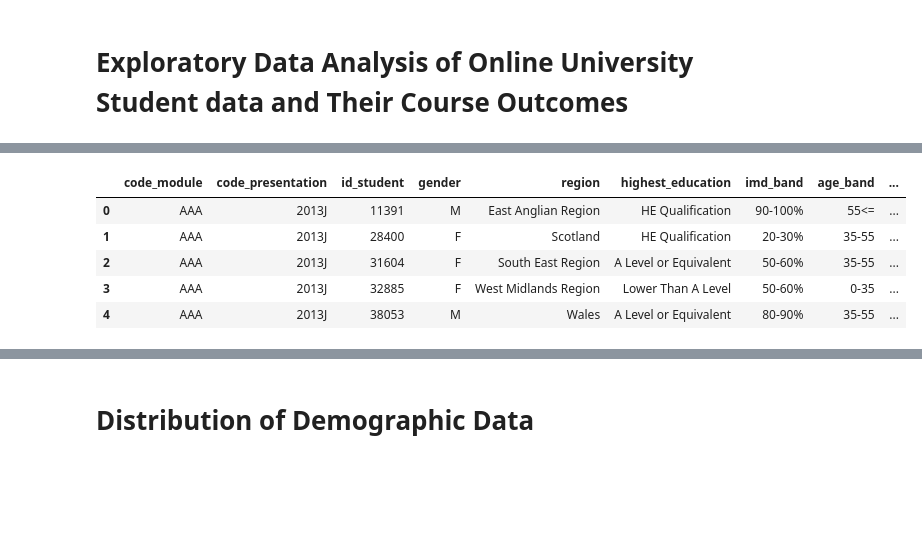
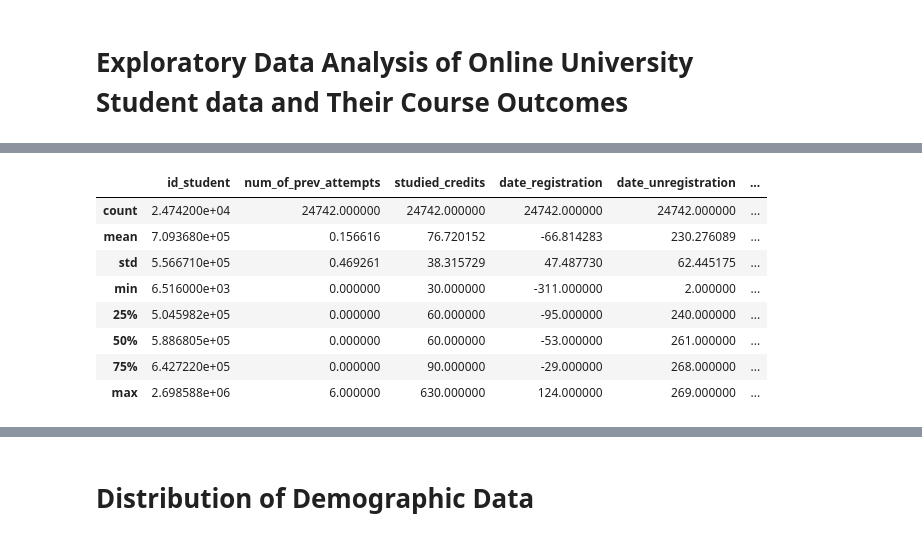
Before and after one commit to Caellwyn/ou_student_predictions, a Jupyter notebook: notebooks/OU_eda.ipynb, the cells around one changed output, grey strips where cells are left out. Saved outputs shown, nothing was run; the diff lists cells and outputs as text; code cells hidden in the pictures; blank space fills up the shorter version.

```diff
--- a/notebooks/OU_eda.ipynb
+++ b/notebooks/OU_eda.ipynb
@@ -70,9 +40,12 @@ regs = load_OU_data(prediction_window = None)
 # %%
-regs.head()
+regs.describe()
 # %% [output]
-|  | code_module | code_presentation | id_student | gender | region | highest_education | imd_band | age_band | ... |
-| 0 | AAA | 2013J | 11391 | M | East Anglian Region | HE Qualification | 90-100% | 55<= | ... |
-| 1 | AAA | 2013J | 28400 | F | Scotland | HE Qualification | 20-30% | 35-55 | ... |
-| 2 | AAA | 2013J | 31604 | F | South East Region | A Level or Equivalent | 50-60% | 35-55 | ... |
-| 3 | AAA | 2013J | 32885 | F | West Midlands Region | Lower Than A Level | 50-60% | 0-35 | ... |
-| 4 | AAA | 2013J | 38053 | M | Wales | A Level or Equivalent | 80-90% | 35-55 | ... |
+|  | id_student | num_of_prev_attempts | studied_credits | date_registration | date_unregistration | ... |
+| count | 2.474200e+04 | 24742.000000 | 24742.000000 | 24742.000000 | 24742.000000 | ... |
+| mean | 7.093680e+05 | 0.156616 | 76.720152 | -66.814283 | 230.276089 | ... |
+| std | 5.566710e+05 | 0.469261 | 38.315729 | 47.487730 | 62.445175 | ... |
+| min | 6.516000e+03 | 0.000000 | 30.000000 | -311.000000 | 2.000000 | ... |
+| 25% | 5.045982e+05 | 0.000000 | 60.000000 | -95.000000 | 240.000000 | ... |
+| 50% | 5.886805e+05 | 0.000000 | 60.000000 | -53.000000 | 261.000000 | ... |
+| 75% | 6.427220e+05 | 0.000000 | 90.000000 | -29.000000 | 268.000000 | ... |
+| max | 2.698588e+06 | 6.000000 | 630.000000 | 124.000000 | 269.000000 | ... |
```
Also changed, not shown: parts of 29 cells of this notebook, 39 other files.
